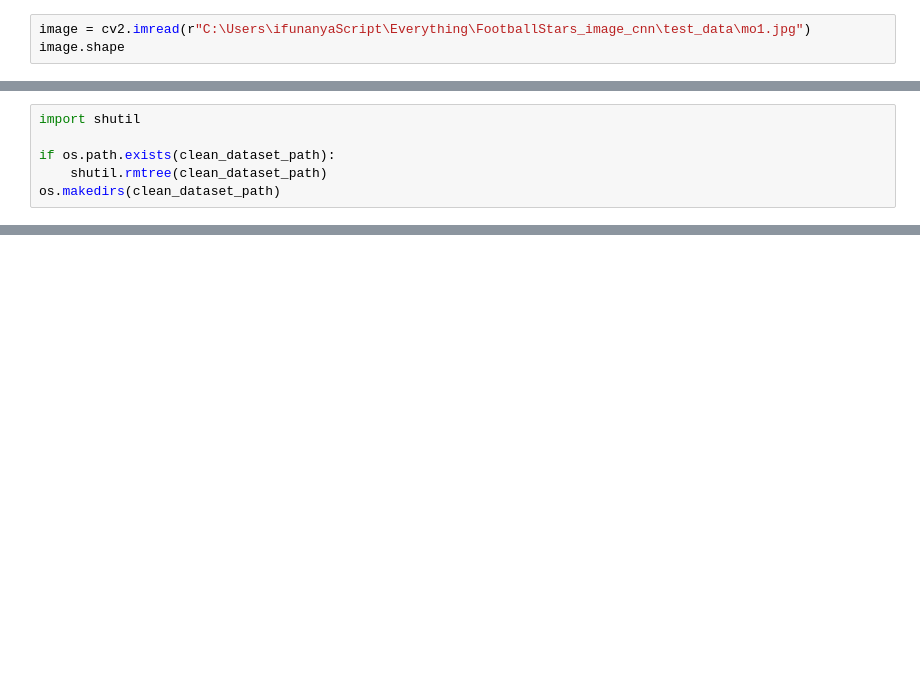
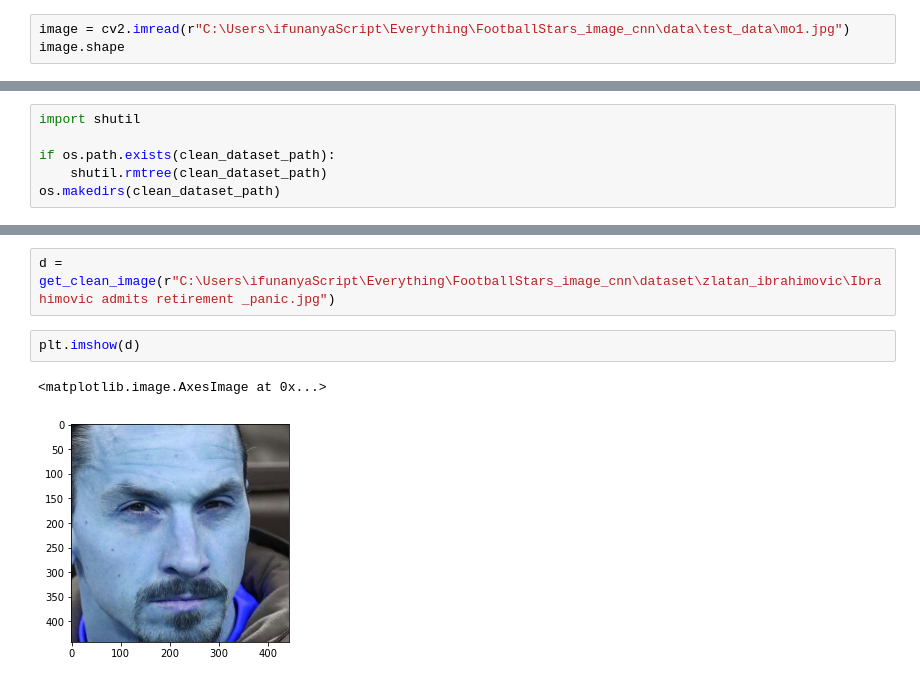
Before and after one commit to ifunanyaScript/FootballStars-image-classification, a Jupyter notebook: data_cleaning.ipynb, the cells around one changed output, grey strips where cells are left out. Cells and saved outputs as stored; diff of their text form; blank space fills up the shorter version.

Commit message:
data cleaning update

```diff
--- a/data_cleaning.ipynb
+++ b/data_cleaning.ipynb
@@ -5,7 +5,7 @@ import cv2
 import matplotlib
 import matplotlib.pyplot as plt
 # %%
-image = cv2.imread(r"C:\Users\ifunanyaScript\Everything\FootballStars_image_cnn\test_data\mo1.jpg")
+image = cv2.imread(r"C:\Users\ifunanyaScript\Everything\FootballStars_image_cnn\data\test_data\mo1.jpg")
 image.shape
 # %% [output]
 (810, 540, 3)
@@ -159,0 +186,7 @@ zlatan_ibrahimović
+# %%
+d = get_clean_image(r"C:\Users\ifunanyaScript\Everything\FootballStars_image_cnn\dataset\zlatan_ibrahimovic\Ibrahimovic admits retirement _panic.jpg")
+# %%
+plt.imshow(d)
+# %% [output]
+<matplotlib.image.AxesImage at 0x...>
+[figure, added]
```
Also changed, not shown: parts of 6 cells of this notebook.
